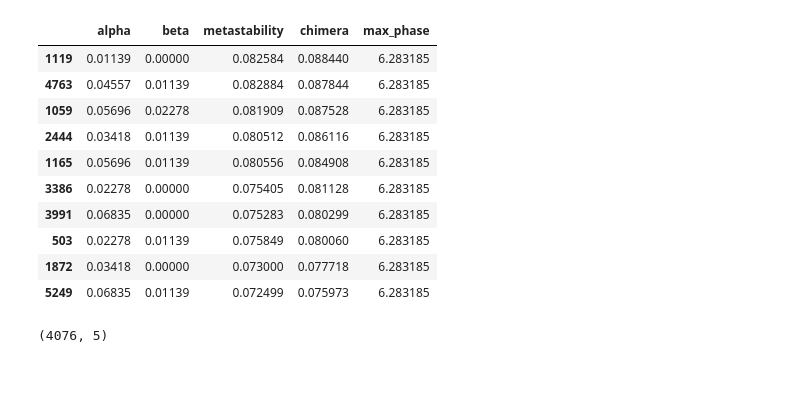
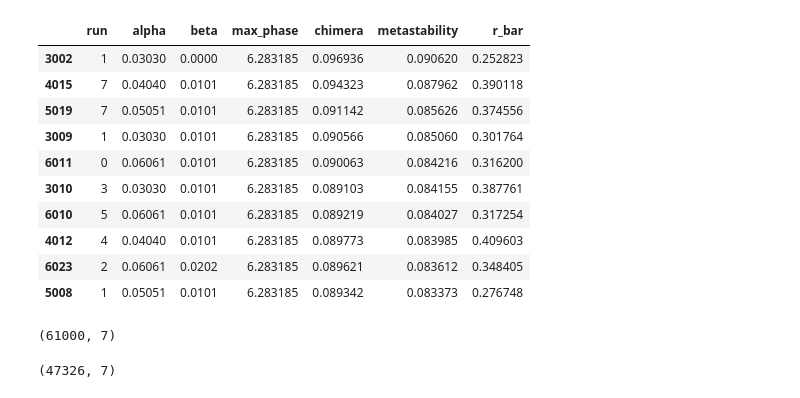
Before and after one commit to henmitch/chimera-2019, a Jupyter notebook: code/python/landscape_analysis.ipynb, the cells around one changed output. Drawn from its saved outputs; the diff is of its cells as text; code cells hidden in the pictures.

```diff
--- a/code/python/landscape_analysis.ipynb
+++ b/code/python/landscape_analysis.ipynb
@@ -17,6 +16,6 @@ total size is 256867  speedup is 67.30
 # %%
-with open("../../data/high_res/hizanidis_params.pkl", "rb") as f:
-    params = pickle.load(f)
+with open("../../data/shanahan.csv", "r") as f:
+    params = pd.read_csv(f, index_col=False)
 
 params.head()
 # %% [output]
@@ -34,0 +28,11 @@ good = params[params["max_phase"] <= 2*np.pi]
+# %%
+%%time
+good = params.copy()
+bads = set()
+for _, [alpha, beta] in good.loc[params["max_phase"] >= 2*np.pi,
+                                 ["alpha", "beta"]].drop_duplicates().iterrows():
+    bads.add((alpha, beta))
+
+for bad in bads:
+    good.loc[(good["beta"] == bad[1]) & (good["alpha"] == bad[0]),
+             ["chimera", "r_bar", "metastability"]] = np.nan
@@ -35,18 +42,18 @@ good = params[params["max_phase"] <= 2*np.pi]
 # %%
-good.sort_values("chimera", ascending=False).head(10)
+good.sort_values("metastability", ascending=False).head(10)
 # %% [output]
-|  | alpha | beta | metastability | chimera | max_phase |
-| 1119 | 0.01139 | 0.00000 | 0.082584 | 0.088440 | 6.283185 |
-| 4763 | 0.04557 | 0.01139 | 0.082884 | 0.087844 | 6.283185 |
-| 1059 | 0.05696 | 0.02278 | 0.081909 | 0.087528 | 6.283185 |
-| 2444 | 0.03418 | 0.01139 | 0.080512 | 0.086116 | 6.283185 |
-| 1165 | 0.05696 | 0.01139 | 0.080556 | 0.084908 | 6.283185 |
-| 3386 | 0.02278 | 0.00000 | 0.075405 | 0.081128 | 6.283185 |
-| 3991 | 0.06835 | 0.00000 | 0.075283 | 0.080299 | 6.283185 |
-| 503 | 0.02278 | 0.01139 | 0.075849 | 0.080060 | 6.283185 |
-| 1872 | 0.03418 | 0.00000 | 0.073000 | 0.077718 | 6.283185 |
-| 5249 | 0.06835 | 0.01139 | 0.072499 | 0.075973 | 6.283185 |
+|  | run | alpha | beta | max_phase | chimera | metastability | r_bar |
+| 3002 | 1 | 0.03030 | 0.0000 | 6.283185 | 0.096936 | 0.090620 | 0.252823 |
+| 4015 | 7 | 0.04040 | 0.0101 | 6.283185 | 0.094323 | 0.087962 | 0.390118 |
+| 5019 | 7 | 0.05051 | 0.0101 | 6.283185 | 0.091142 | 0.085626 | 0.374556 |
+| 3009 | 1 | 0.03030 | 0.0101 | 6.283185 | 0.090566 | 0.085060 | 0.301764 |
+| 6011 | 0 | 0.06061 | 0.0101 | 6.283185 | 0.090063 | 0.084216 | 0.316200 |
+| 3010 | 3 | 0.03030 | 0.0101 | 6.283185 | 0.089103 | 0.084155 | 0.387761 |
+| 6010 | 5 | 0.06061 | 0.0101 | 6.283185 | 0.089219 | 0.084027 | 0.317254 |
+| 4012 | 4 | 0.04040 | 0.0101 | 6.283185 | 0.089773 | 0.083985 | 0.409603 |
+| 6023 | 2 | 0.06061 | 0.0202 | 6.283185 | 0.089621 | 0.083612 | 0.348405 |
+| 5008 | 1 | 0.05051 | 0.0101 | 6.283185 | 0.089342 | 0.083373 | 0.276748 |
 # %%
 good.shape
 # %% [output]
-(4076, 5)
+(61000, 7)
@@ -54,0 +60,4 @@ c = good.pivot_table(values="chimera", index="beta", columns="alpha")
+# %%
+good[good["max_phase"] <= 2*np.pi].shape
+# %% [output]
+(47326, 7)
```
Also changed, not shown: parts of 15 cells of this notebook, 4 other files.
